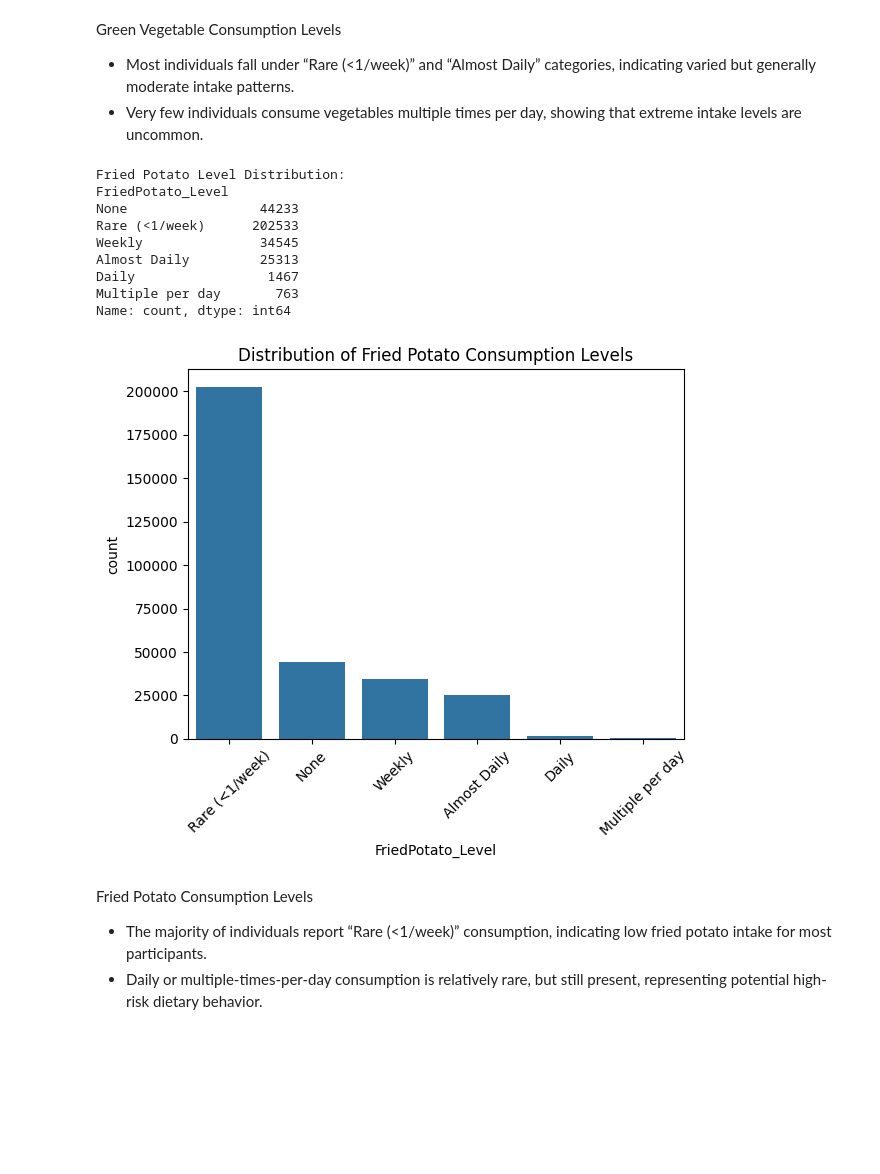
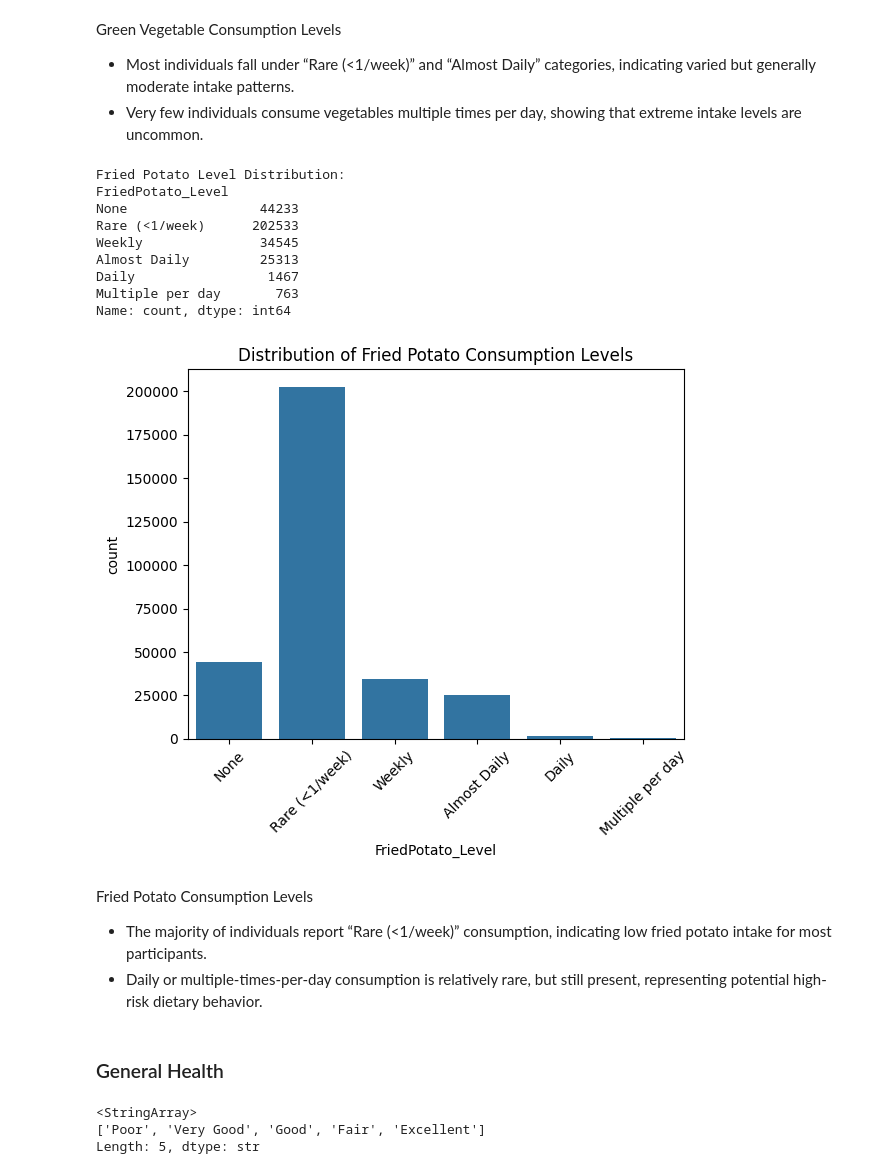
Before and after one commit to its-rhasil/cardio-risk, a Jupyter notebook: notebooks/01_data_exploration.ipynb, the cells around one changed output. Saved outputs shown, nothing was run; the diff lists cells and outputs as text; code cells hidden in the pictures; blank space fills up the shorter version.

```diff
--- a/notebooks/01_data_exploration.ipynb
+++ b/notebooks/01_data_exploration.ipynb
@@ -223,24 +233,32 @@ Green Vegetable Consumption Levels
 # %%
 print("Fried Potato Level Distribution:")
 print(df["FriedPotato_Level"].value_counts().sort_index())
 
 plt.figure()
-sns.countplot(x="FriedPotato_Level", data=df, order=df["FriedPotato_Level"].value_counts().index)
+sns.countplot(x="FriedPotato_Level", data=df, order=df["FriedPotato_Level"].value_counts().sort_index().index)
 plt.xticks(rotation=45)
 plt.title("Distribution of Fried Potato Consumption Levels")
 plt.show()
 # %% [output]
 Fried Potato Level Distribution:
 FriedPotato_Level
 None                 44233
 Rare (<1/week)      202533
 Weekly               34545
 Almost Daily         25313
 Daily                 1467
 Multiple per day       763
 Name: count, dtype: int64
-[figure, old version]
+[figure, new version]
 # %% [markdown]
 Fried Potato Consumption Levels
 * The majority of individuals report “Rare (<1/week)” consumption, indicating low fried potato intake for most participants.
 * Daily or multiple-times-per-day consumption is relatively rare, but still present, representing potential high-risk dietary behavior.
+# %% [markdown]
+### General Health
+# %%
+df["General_Health"].unique()
+# %% [output]
+<StringArray>
+['Poor', 'Very Good', 'Good', 'Fair', 'Excellent']
+Length: 5, dtype: str
```
Also changed, not shown: parts of 21 cells of this notebook.
